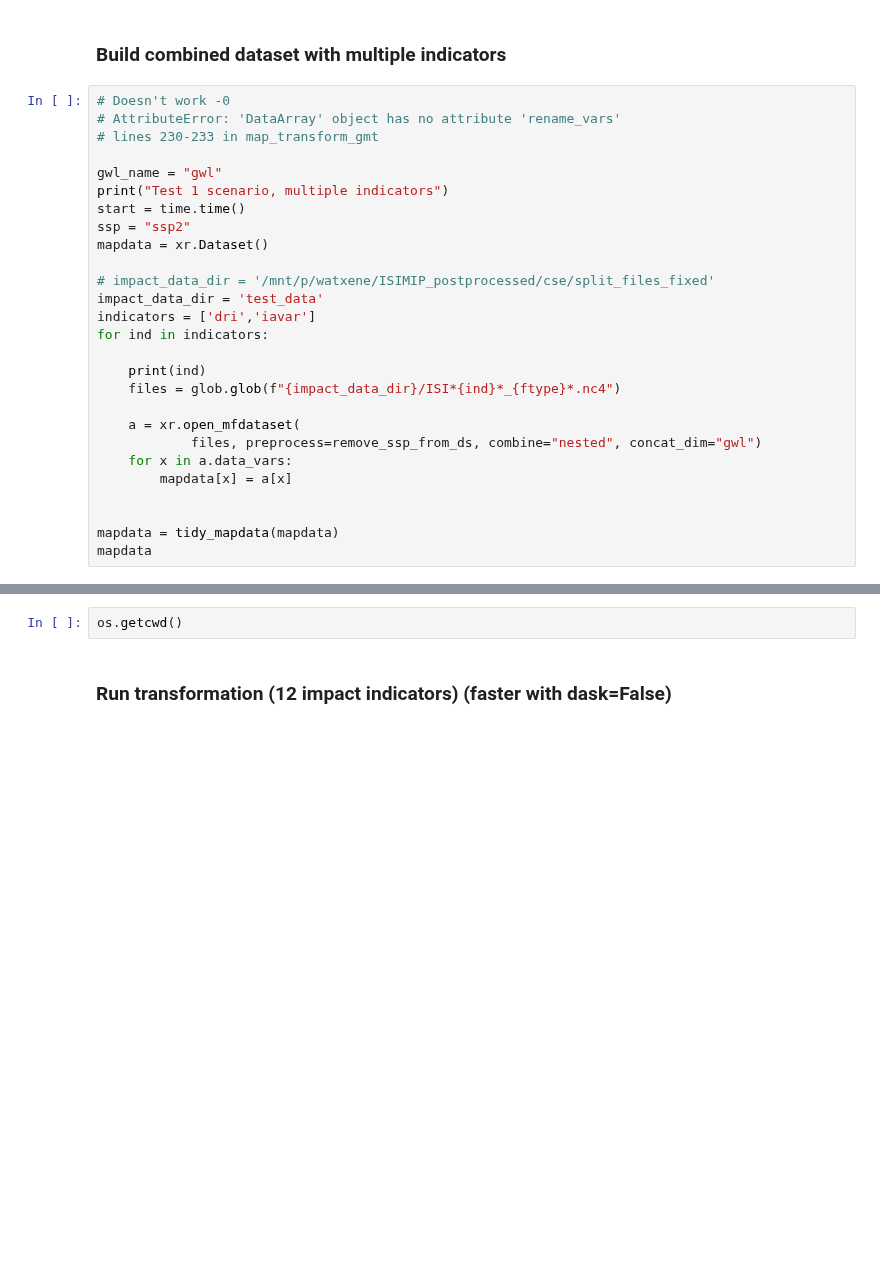
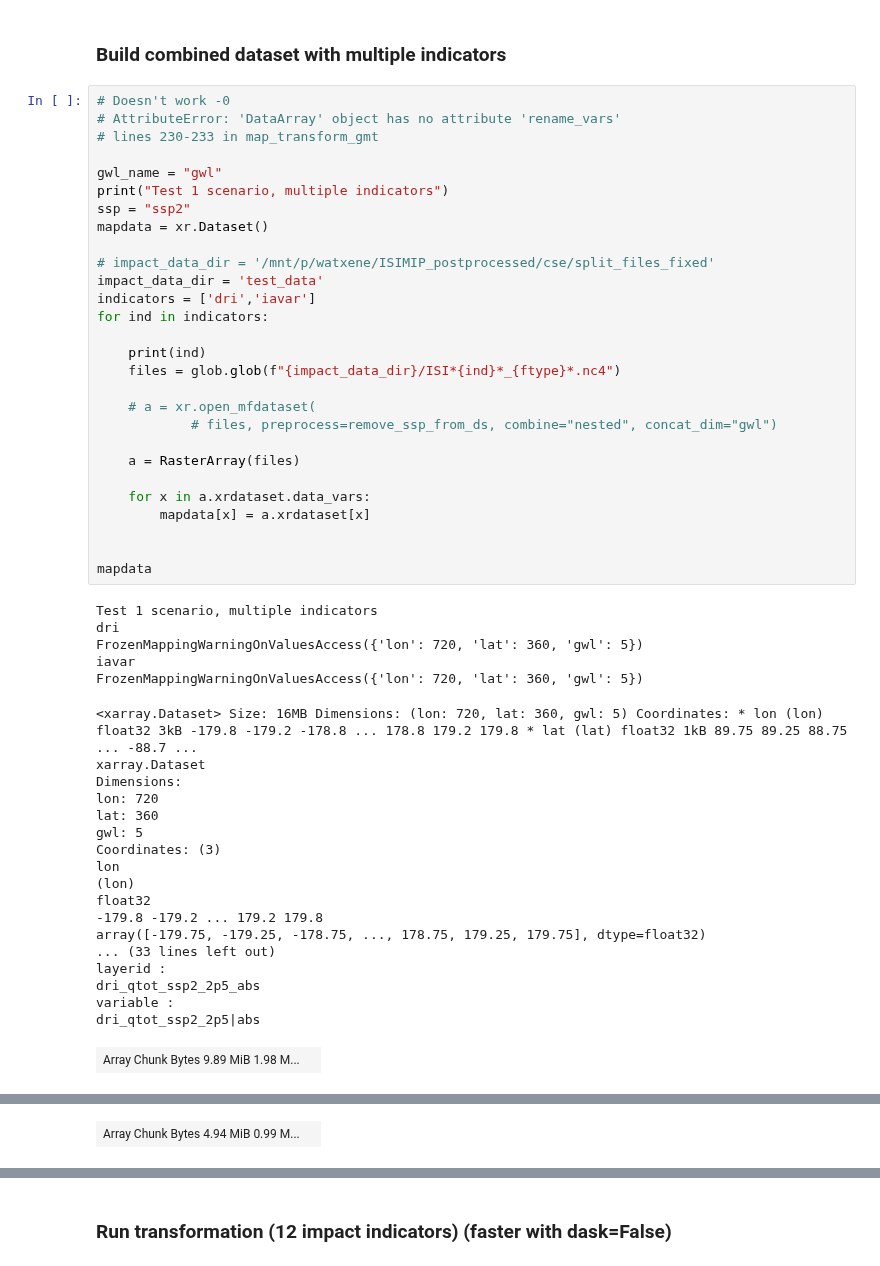
Before and after one commit to iiasa/rime, a Jupyter notebook: rime/pp_combined_example.ipynb, the cells around one changed output, grey strips where cells are left out. Saved outputs shown, nothing was run; the diff lists cells and outputs as text; blank space fills up the shorter version.

Commit message:
test map_transform_gwl with new rasterArray class - working ok, but not with Dask

```diff
--- a/rime/pp_combined_example.ipynb
+++ b/rime/pp_combined_example.ipynb
@@ -204,27 +178,52 @@ Attributes:
 # %%
 # Doesn't work -0
 # AttributeError: 'DataArray' object has no attribute 'rename_vars'
 # lines 230-233 in map_transform_gmt
 
 gwl_name = "gwl"
 print("Test 1 scenario, multiple indicators")
-start = time.time()
 ssp = "ssp2"
 mapdata = xr.Dataset()
 
 # impact_data_dir = '/mnt/p/watxene/ISIMIP_postprocessed/cse/split_files_fixed'
 impact_data_dir = 'test_data'
 indicators = ['dri','iavar']
 for ind in indicators:
 
     print(ind)
     files = glob.glob(f"{impact_data_dir}/ISI*{ind}*_{ftype}*.nc4")
 
-    a = xr.open_mfdataset(
-            files, preprocess=remove_ssp_from_ds, combine="nested", concat_dim="gwl")
-    for x in a.data_vars:
-        mapdata[x] = a[x]
+    # a = xr.open_mfdataset(
+            # files, preprocess=remove_ssp_from_ds, combine="nested", concat_dim="gwl")
+
+    a = RasterArray(files)
+
+    for x in a.xrdataset.data_vars:
+        mapdata[x] = a.xrdataset[x]
 
 
-mapdata = tidy_mapdata(mapdata)
 mapdata
+# %% [output]
+Test 1 scenario, multiple indicators
+dri
+FrozenMappingWarningOnValuesAccess({'lon': 720, 'lat': 360, 'gwl': 5})
+iavar
+FrozenMappingWarningOnValuesAccess({'lon': 720, 'lat': 360, 'gwl': 5})
+<xarray.Dataset> Size: 16MB Dimensions: (lon: 720, lat: 360, gwl: 5) Coordinates: * lon (lon) float32 3kB -179.8 -179.2 -178.8 ... 178.8 179.2 179.8 * lat (lat) float32 1kB 89.75 89.25 88.75 ... -88.7 ...
+xarray.Dataset
+Dimensions:
+lon: 720
+lat: 360
+gwl: 5
+Coordinates: (3)
+lon
+(lon)
+float32
+-179.8 -179.2 ... 179.2 179.8
+array([-179.75, -179.25, -178.75, ..., 178.75, 179.25, 179.75], dtype=float32)
+... (33 lines left out)
+layerid :
+dri_qtot_ssp2_2p5_abs
+variable :
+dri_qtot_ssp2_2p5|abs
+| Array Chunk Bytes 9.89 MiB 1.98 M... |  |
@@ -230,0 +247 @@ mapdata
+| Array Chunk Bytes 4.94 MiB 0.99 M... |  |
@@ -231,5 +259,3 @@ mapdata
-# %%
-os.getcwd()
 # %% [markdown]
 ### Run transformation (12 impact indicators) (faster with dask=False)
 # %%
```
Also changed, not shown: parts of 5 cells of this notebook, 1 other file.
